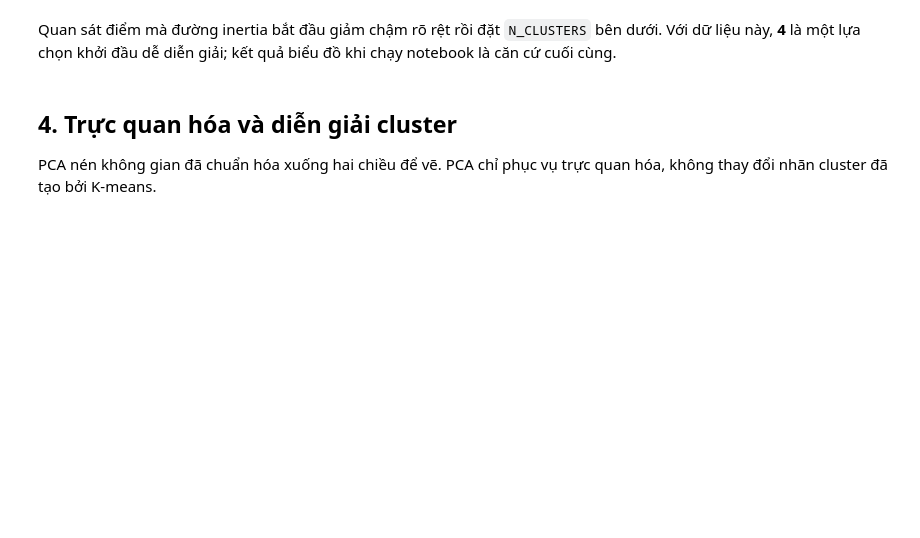
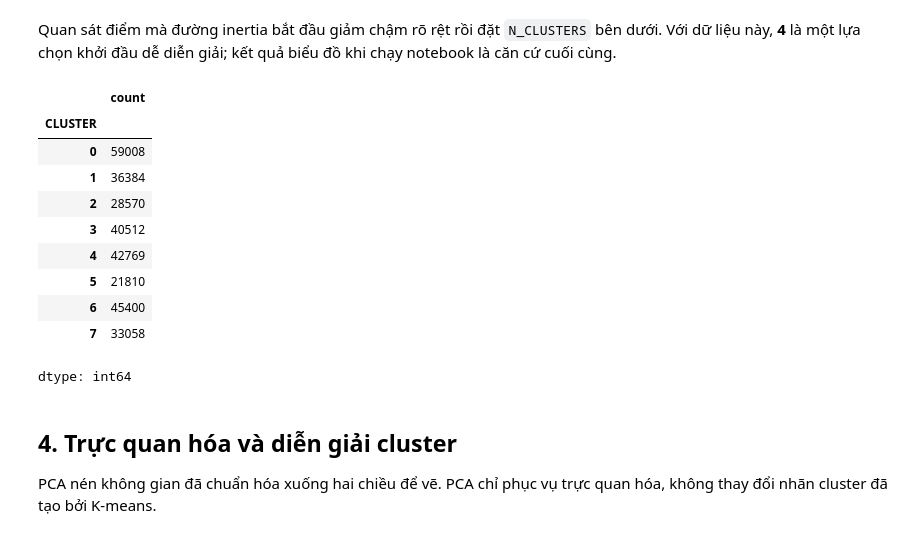
Before and after one commit to iTCuong090/Machine-Learning-Deep-Learning, a Jupyter notebook: ML_ISE_TUAN_5/Home Credits Default Risk/Home_Credit_Segmentation_and_Risk.ipynb, the cells around one changed output. Drawn from its saved outputs; the diff is of its cells as text; code cells hidden in the pictures; blank space fills up the shorter version.

```diff
--- a/ML_ISE_TUAN_5/Home Credits Default Risk/Home_Credit_Segmentation_and_Risk.ipynb
+++ b/ML_ISE_TUAN_5/Home Credits Default Risk/Home_Credit_Segmentation_and_Risk.ipynb
@@ -143,16 +194,28 @@ plt.show()
 # %% [markdown]
 Quan sát điểm mà đường inertia bắt đầu giảm chậm rõ rệt rồi đặt `N_CLUSTERS` bên dưới. Với dữ liệu này, **4** là một lựa chọn khởi đầu dễ diễn giải; kết quả biểu đồ khi chạy notebook là căn cứ cuối cùng.
 # %%
-N_CLUSTERS = 4
+N_CLUSTERS = 8
 
 kmeans = KMeans(
     n_clusters=N_CLUSTERS,
     random_state=RANDOM_STATE,
     n_init=10,
 )
 train_data["CLUSTER"] = kmeans.fit_predict(X_cluster)
 
 train_data["CLUSTER"].value_counts().sort_index()
+# %% [output]
+|  | count |
+| CLUSTER |  |
+| 0 | 59008 |
+| 1 | 36384 |
+| 2 | 28570 |
+| 3 | 40512 |
+| 4 | 42769 |
+| 5 | 21810 |
+| 6 | 45400 |
+| 7 | 33058 |
+dtype: int64
 # %% [markdown]
 ## 4. Trực quan hóa và diễn giải cluster
 
```
Also changed, not shown: parts of 14 cells of this notebook.
